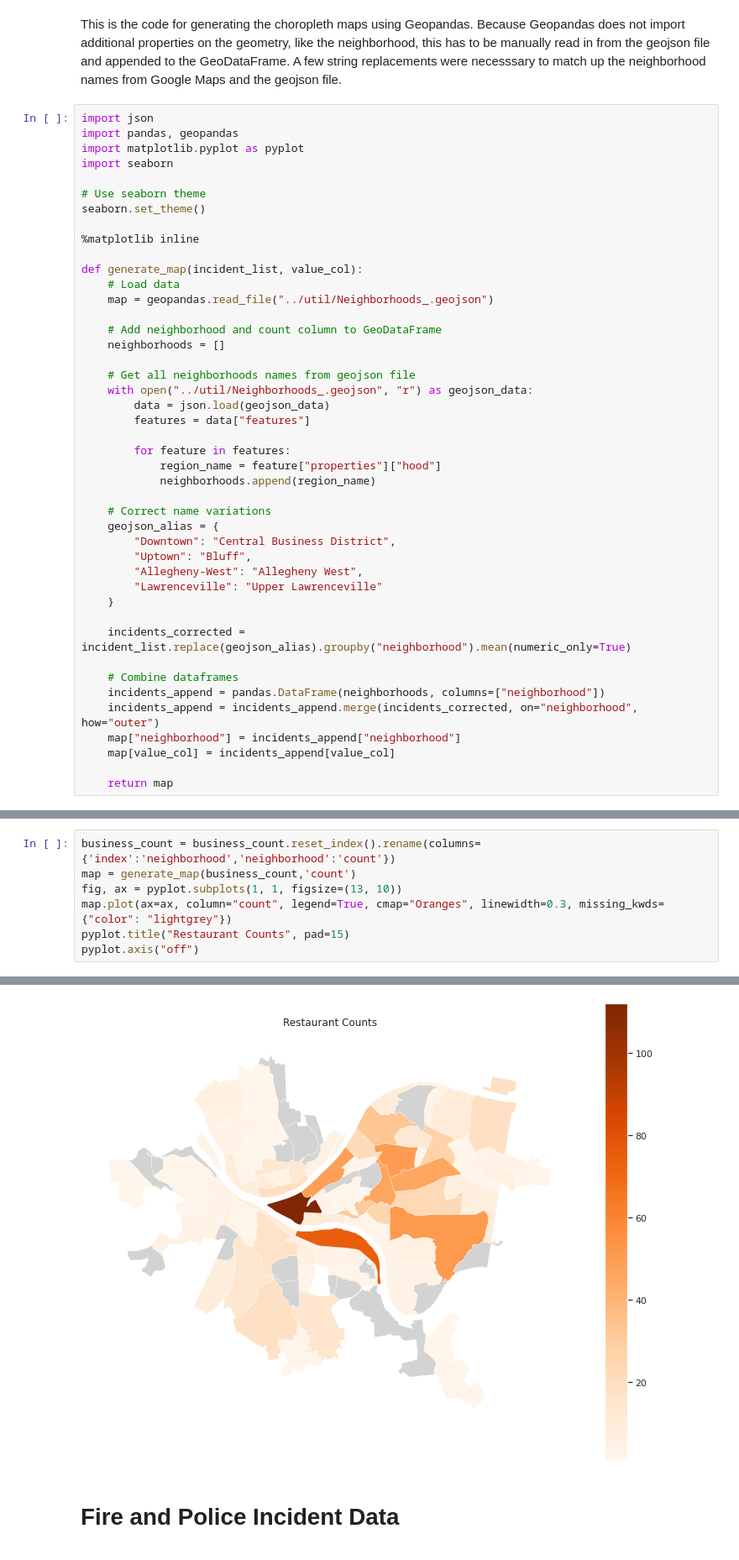
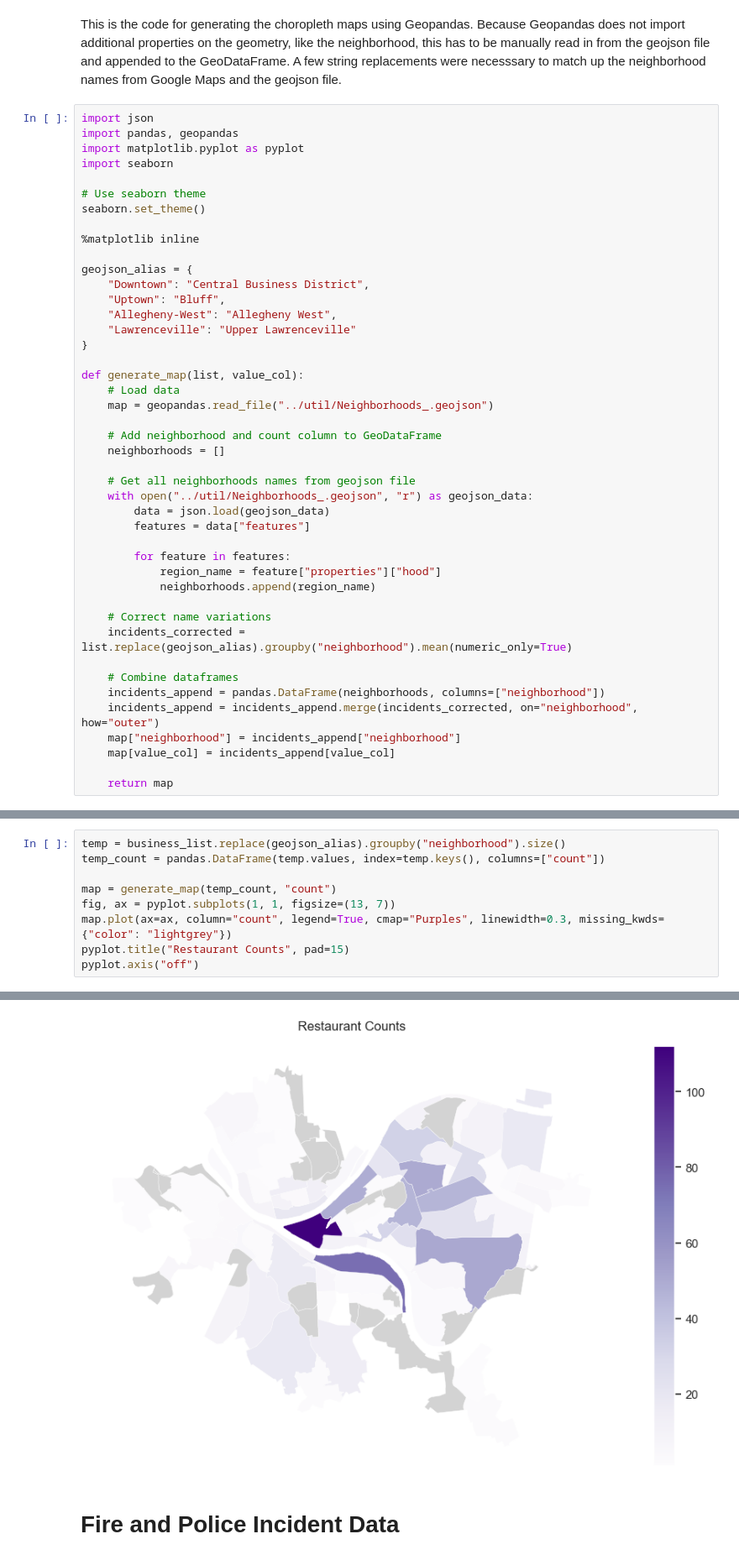
Before and after one commit to Bejofo/CMPINFO_0010_Final_Project, a Jupyter notebook: notebooks/summary.ipynb, the cells around one changed output, grey strips where cells are left out. Shown at 84% size. Saved outputs shown, nothing was run; the diff lists cells and outputs as text.

```diff
--- a/notebooks/summary.ipynb
+++ b/notebooks/summary.ipynb
@@ -350,7 +356,14 @@ seaborn.set_theme()
 
 %matplotlib inline
 
-def generate_map(incident_list, value_col):
+geojson_alias = {
+    "Downtown": "Central Business District",
+    "Uptown": "Bluff",
+    "Allegheny-West": "Allegheny West",
+    "Lawrenceville": "Upper Lawrenceville"
+}
+
+def generate_map(list, value_col):
     # Load data
     map = geopandas.read_file("../util/Neighborhoods_.geojson")
 
@@ -367,14 +380,7 @@ def generate_map(incident_list, value_col):
             neighborhoods.append(region_name)
 
     # Correct name variations
-    geojson_alias = {
-        "Downtown": "Central Business District",
-        "Uptown": "Bluff",
-        "Allegheny-West": "Allegheny West",
-        "Lawrenceville": "Upper Lawrenceville"
-    }
-
-    incidents_corrected = incident_list.replace(geojson_alias).groupby("neighborhood").mean(numeric_only=True)
+    incidents_corrected = list.replace(geojson_alias).groupby("neighborhood").mean(numeric_only=True)
 
     # Combine dataframes
     incidents_append = pandas.DataFrame(neighborhoods, columns=["neighborhood"])
@@ -397,13 +405,15 @@ Text(0.5, 1.0, 'Restaurant Counts')
 # %%
-business_count = business_count.reset_index().rename(columns={'index':'neighborhood','neighborhood':'count'})
-map = generate_map(business_count,'count')
-fig, ax = pyplot.subplots(1, 1, figsize=(13, 10))
-map.plot(ax=ax, column="count", legend=True, cmap="Oranges", linewidth=0.3, missing_kwds={"color": "lightgrey"})
+temp = business_list.replace(geojson_alias).groupby("neighborhood").size()
+temp_count = pandas.DataFrame(temp.values, index=temp.keys(), columns=["count"])
+
+map = generate_map(temp_count, "count")
+fig, ax = pyplot.subplots(1, 1, figsize=(13, 7))
+map.plot(ax=ax, column="count", legend=True, cmap="Purples", linewidth=0.3, missing_kwds={"color": "lightgrey"})
 pyplot.title("Restaurant Counts", pad=15)
 pyplot.axis("off")
 # %% [output]
 (-80.10681505991924, -79.85429464126216, 40.354642646539126, 40.50793371245118)
-[figure, old version]
+[figure, new version]
 # %% [markdown]
 # Fire and Police Incident Data
 # %% [markdown]
```
Also changed, not shown: parts of 22 cells of this notebook.
